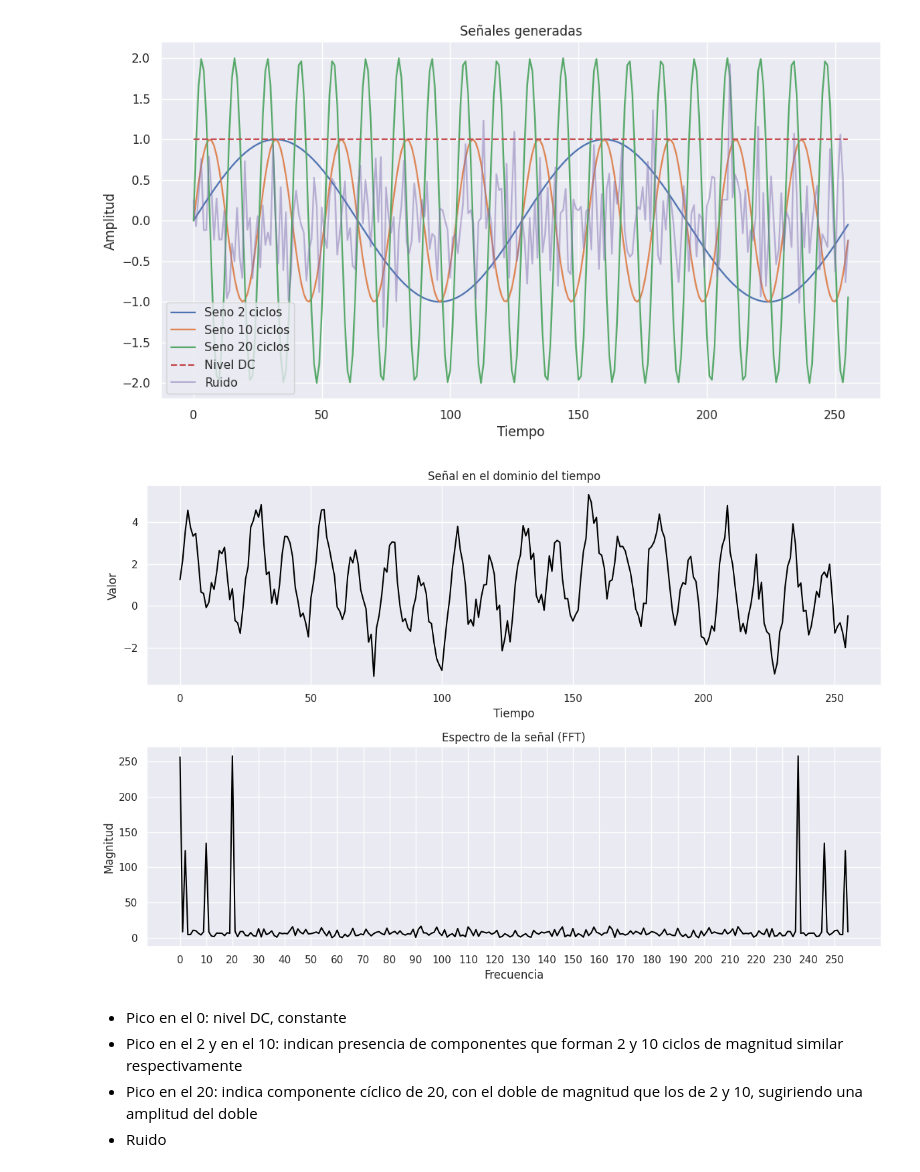
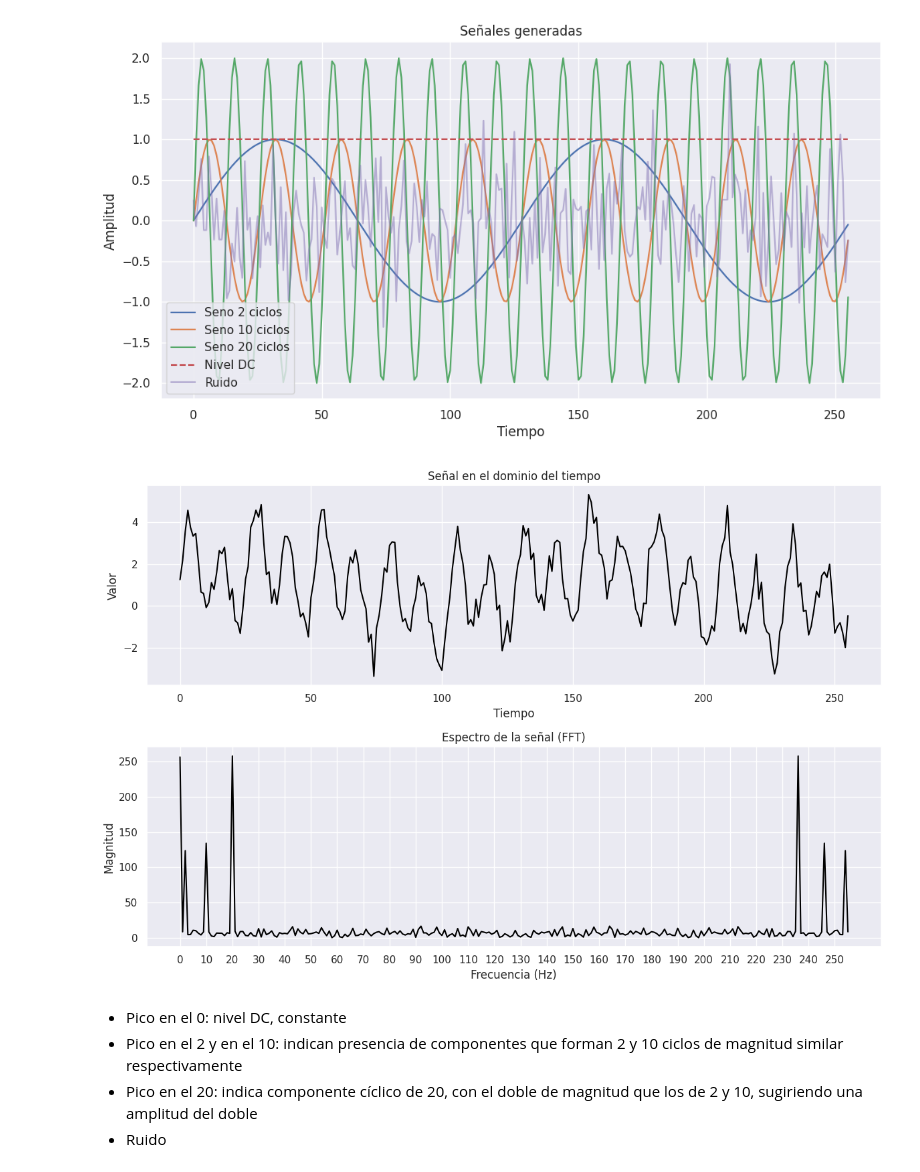
Before and after one commit to matuneville/Signal-Processing-and-Time-Series, a Jupyter notebook: procesamiento_de_seniales/filtrado/filtro_dom_freq.ipynb, the cells around one changed output. Cells and saved outputs as stored; diff of their text form; code cells hidden in the pictures.

```diff
--- a/procesamiento_de_seniales/filtrado/filtro_dom_freq.ipynb
+++ b/procesamiento_de_seniales/filtrado/filtro_dom_freq.ipynb
@@ -45,23 +45,26 @@ plt.show()
 # %%
 # Serie combinada
 serie = seno2 + seno10 + seno20 + nivel_dc + ruido
-serie_fft = np.abs(np.fft.fft(serie))
+serie_fft = np.fft.fft(serie)
 # %%
 _, axes = plt.subplots(2, 1, figsize=(12, 8))
+
 sns.lineplot(x=tiempo, y=serie, ax=axes[0], color='black')
 axes[0].set_title("Señal en el dominio del tiempo")
 axes[0].set_xlabel("Tiempo")
 axes[0].set_ylabel("Valor")
-sns.lineplot(x=tiempo, y=serie_fft, ax=axes[1], color='black')
+
+# Eje Y es magnitud, calculada con abs()
+sns.lineplot(x=tiempo, y=np.abs(serie_fft), ax=axes[1], color='black')
 axes[1].set_title("Espectro de la señal (FFT)")
-axes[1].set_xlabel("Frecuencia")
+axes[1].set_xlabel("Frecuencia (Hz)")
 axes[1].set_ylabel("Magnitud")
 axes[1].set_xticks(range(0, N, 10))
 
 plt.tight_layout()
 plt.show()
 # %% [output]
-[figure, old version]
+[figure, new version]
 # %% [markdown]
 - Pico en el 0: nivel DC, constante
 - Pico en el 2 y en el 10: indican presencia de componentes que forman 2 y 10 ciclos de magnitud similar respectivamente
```
Also changed, not shown: parts of 6 cells of this notebook.
